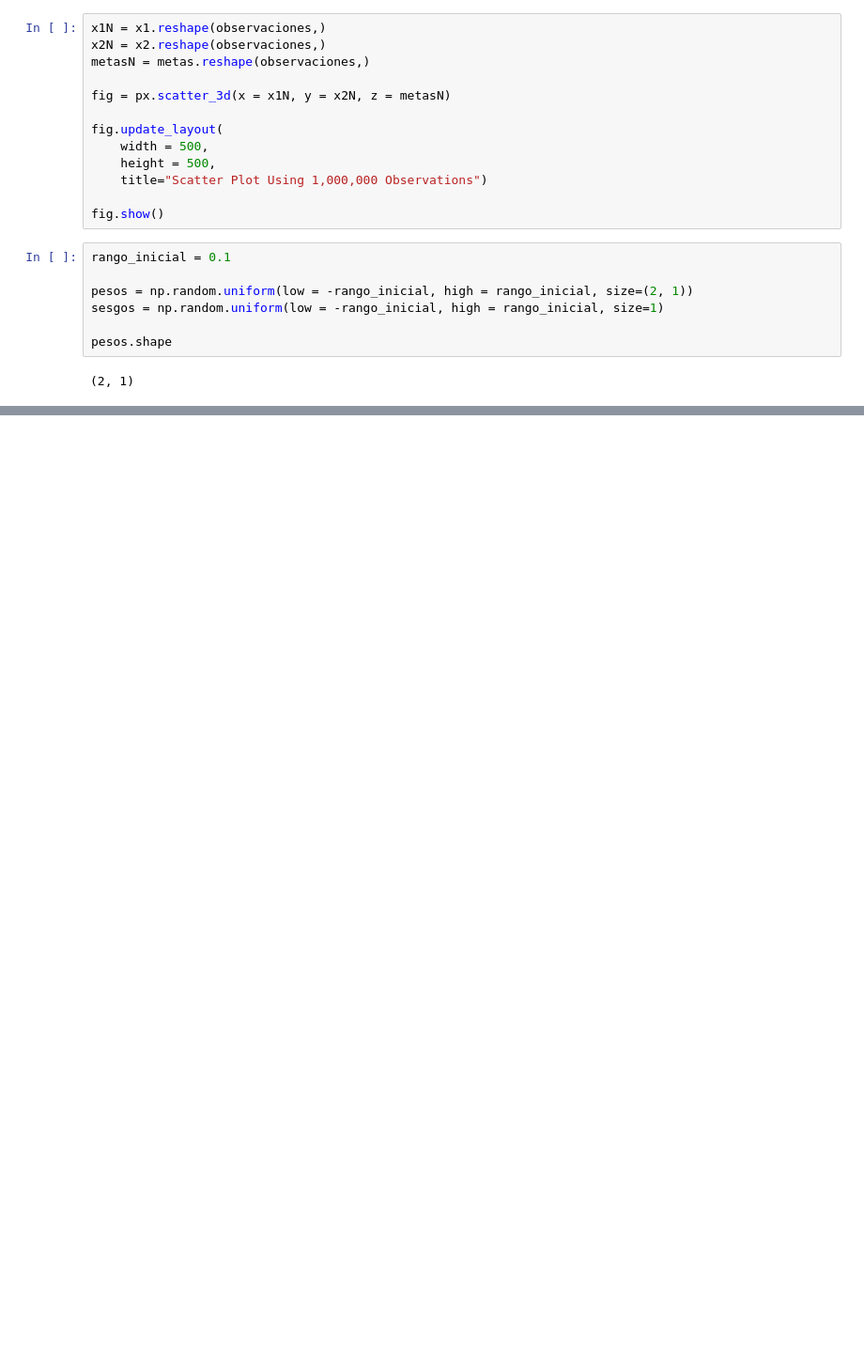
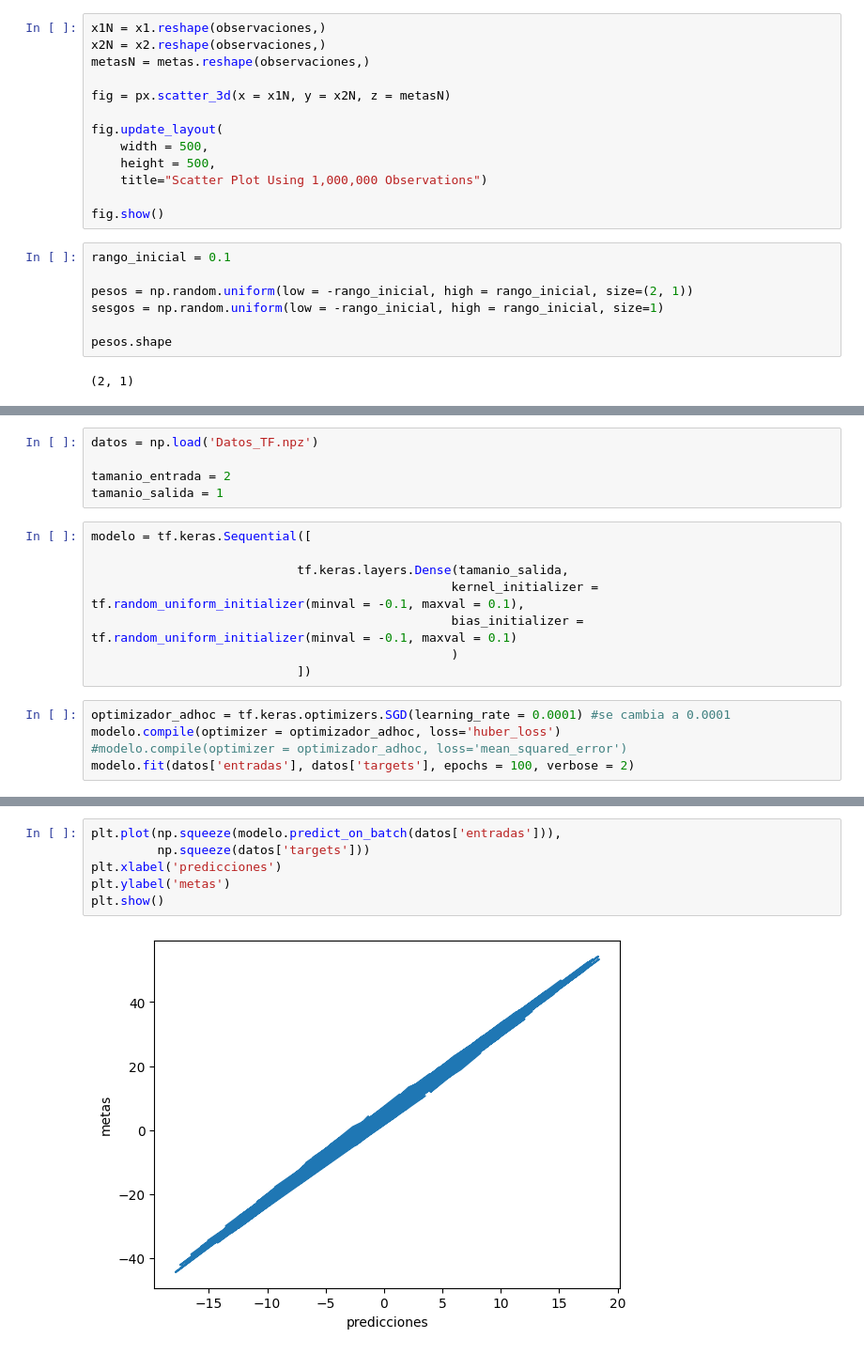
Before and after one commit to Paola-Contreras/HT-6-7-Mineria, a Jupyter notebook: HT_6_7.ipynb, the cells around one changed output, grey strips where cells are left out. Shown: that part at 94% size. Saved outputs shown, nothing was run; the diff lists cells and outputs as text; blank space fills up the shorter version.

```diff
--- a/HT_6_7.ipynb
+++ b/HT_6_7.ipynb
@@ -108,0 +132,18 @@ Execution time:  0.6146488189697266 secs
+# %%
+datos = np.load('Datos_TF.npz')
+
+tamanio_entrada = 2
+tamanio_salida = 1
+# %%
+modelo = tf.keras.Sequential([
+
+                            tf.keras.layers.Dense(tamanio_salida,
+                                                 kernel_initializer = tf.random_uniform_initializer(minval = -0.1, maxval = 0.1),
+                                                 bias_initializer = tf.random_uniform_initializer(minval = -0.1, maxval = 0.1)
+                                                 )
+                            ])
+# %%
+optimizador_adhoc = tf.keras.optimizers.SGD(learning_rate = 0.0001) #se cambia a 0.0001
+modelo.compile(optimizer = optimizador_adhoc, loss='huber_loss')
+#modelo.compile(optimizer = optimizador_adhoc, loss='mean_squared_error')
+modelo.fit(datos['entradas'], datos['targets'], epochs = 100, verbose = 2)
@@ -108,0 +202,8 @@ Execution time:  0.6146488189697266 secs
+# %%
+plt.plot(np.squeeze(modelo.predict_on_batch(datos['entradas'])),
+         np.squeeze(datos['targets']))
+plt.xlabel('predicciones')
+plt.ylabel('metas')
+plt.show()
+# %% [output]
+[figure, added]
```
Also changed, not shown: parts of 15 cells of this notebook, 1 other file.
